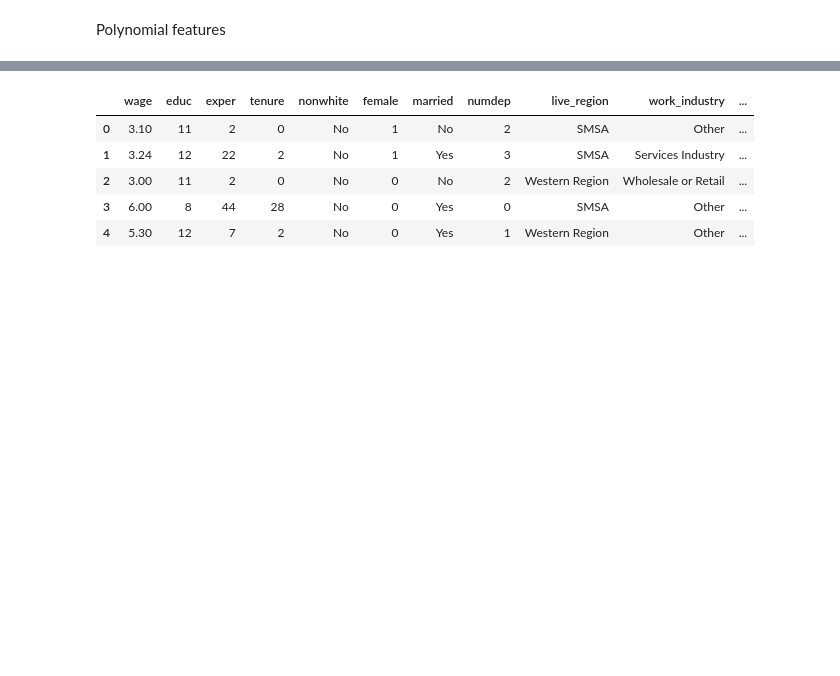
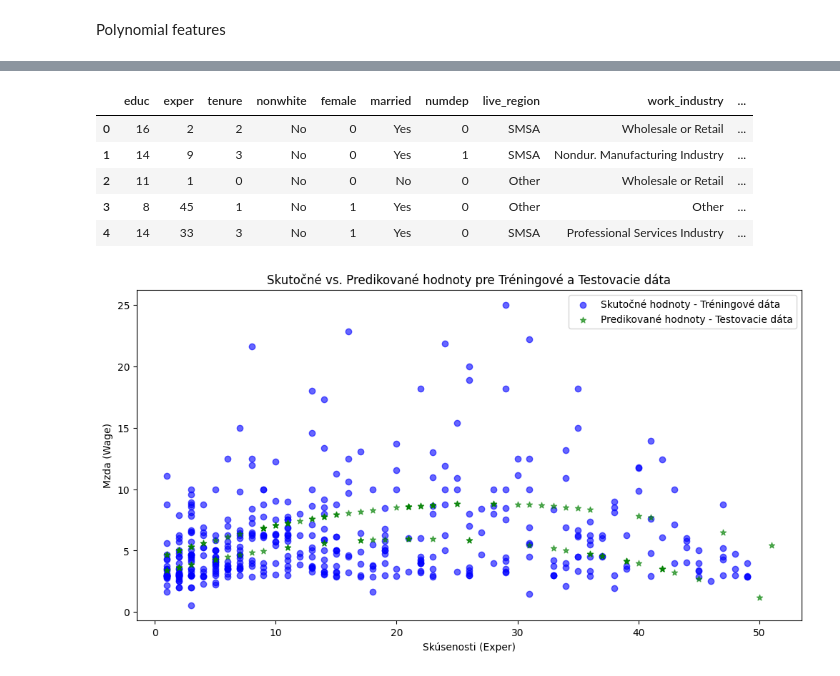
Before and after one commit to JohnyMi/DSGitrespository, a Jupyter notebook: ML/Regresion/Reggresion_project.ipynb, the cells around one changed output, grey strips where cells are left out. Drawn from its saved outputs; the diff is of its cells as text; code cells hidden in the pictures; blank space fills up the shorter version.

```diff
--- a/ML/Regresion/Reggresion_project.ipynb
+++ b/ML/Regresion/Reggresion_project.ipynb
@@ -162,0 +166,3 @@ from sklearn.linear_model import LinearRegression
+# %%
+poly = PolynomialFeatures(degree=2)
+X_poly = poly.fit_transform(X_p)
@@ -162,0 +192,4 @@ from sklearn.linear_model import LinearRegression
+# %%
+model = LinearRegression()
+
+model.fit(X_poly, y_poly)
@@ -163,9 +214,9 @@ from sklearn.linear_model import LinearRegression
 # %%
-train_dataset.head()
+x_test_df.head()
 # %% [output]
-|  | wage | educ | exper | tenure | nonwhite | female | married | numdep | live_region | work_industry | ... |
-| 0 | 3.10 | 11 | 2 | 0 | No | 1 | No | 2 | SMSA | Other | ... |
-| 1 | 3.24 | 12 | 22 | 2 | No | 1 | Yes | 3 | SMSA | Services Industry | ... |
-| 2 | 3.00 | 11 | 2 | 0 | No | 0 | No | 2 | Western Region | Wholesale or Retail | ... |
-| 3 | 6.00 | 8 | 44 | 28 | No | 0 | Yes | 0 | SMSA | Other | ... |
-| 4 | 5.30 | 12 | 7 | 2 | No | 0 | Yes | 1 | Western Region | Other | ... |
+|  | educ | exper | tenure | nonwhite | female | married | numdep | live_region | work_industry | ... |
+| 0 | 16 | 2 | 2 | No | 0 | Yes | 0 | SMSA | Wholesale or Retail | ... |
+| 1 | 14 | 9 | 3 | No | 0 | Yes | 1 | SMSA | Nondur. Manufacturing Industry | ... |
+| 2 | 11 | 1 | 0 | No | 0 | No | 0 | Other | Wholesale or Retail | ... |
+| 3 | 8 | 45 | 1 | No | 1 | Yes | 0 | Other | Other | ... |
+| 4 | 14 | 33 | 3 | No | 1 | Yes | 0 | SMSA | Professional Services Industry | ... |
@@ -293,0 +223,5 @@ plt.show()
+# %%
+X_test = x_test_df[['exper', 'female']]
+X_test_poly = poly.transform(X_test)
+# %%
+y_pred_poly = model.predict(X_test_poly)
@@ -293,0 +230,23 @@ plt.show()
+# %%
+import matplotlib.pyplot as plt
+
+
+# Nastavenie veľkosti grafu
+plt.figure(figsize=(12, 6))
+
+# Tréningové dáta: Skutočné vs. Predikované hodnoty
+plt.scatter(X_p['exper'], y_poly, color='blue', label='Skutočné hodnoty - Tréningové dáta', alpha=0.6)
+
+# Testovacie dáta: Predikované hodnoty
+plt.scatter(X_test['exper'], y_pred_poly, color='green', label='Predikované hodnoty - Testovacie dáta', marker='*', alpha=0.6)
+
+# Popisky a legenda
+plt.xlabel("Skúsenosti (Exper)")
+plt.ylabel("Mzda (Wage)")
+plt.title("Skutočné vs. Predikované hodnoty pre Tréningové a Testovacie dáta")
+plt.legend()
+
+# Zobrazenie grafu
+plt.show()
+# %% [output]
+[figure, added]
```
Also changed, not shown: parts of 18 cells of this notebook, 2 other files.
